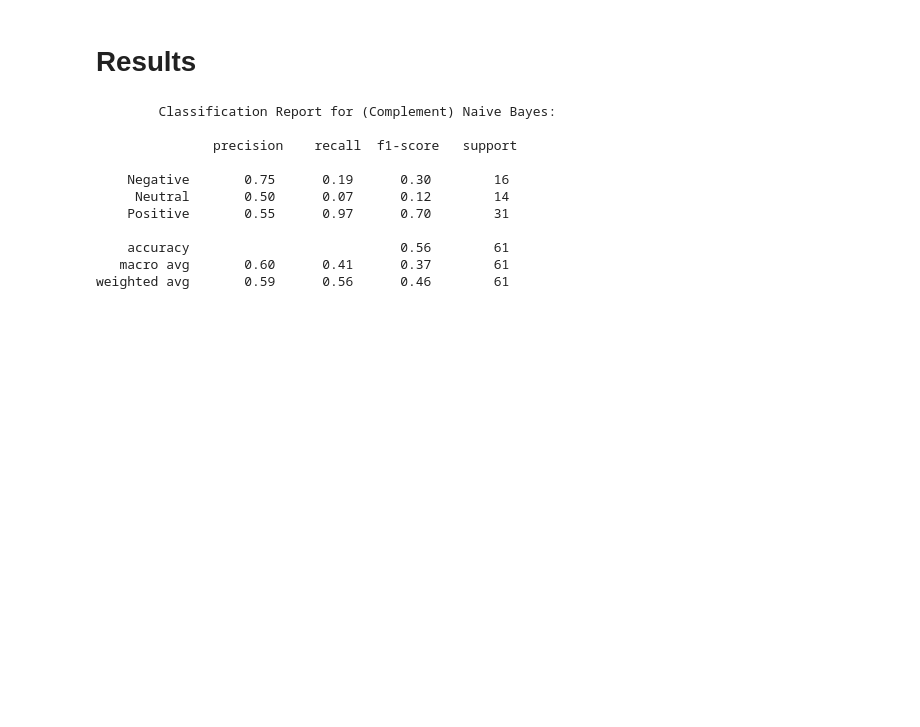
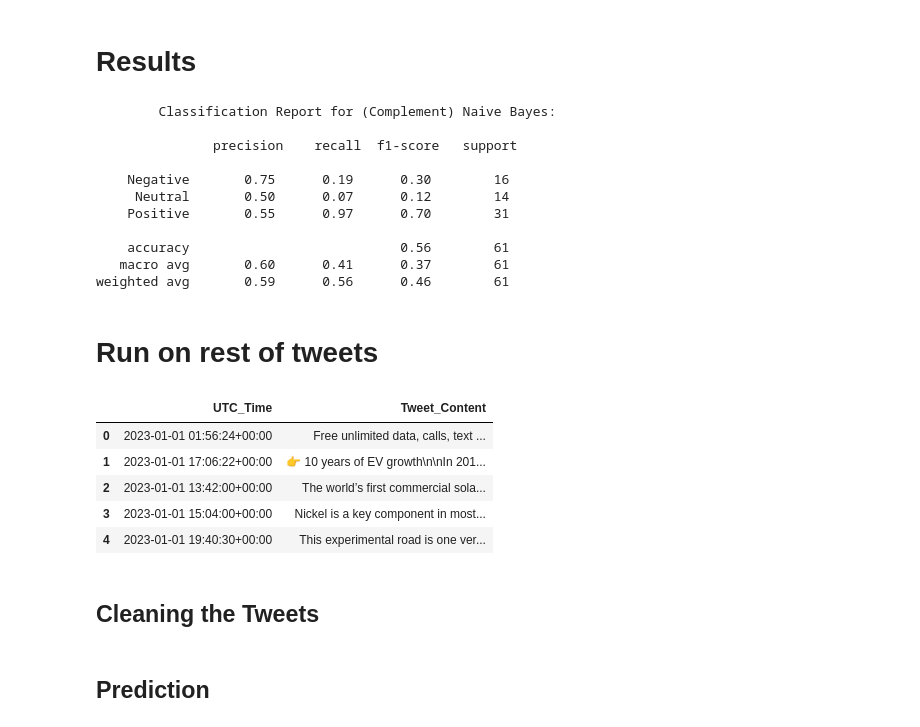
Before and after one commit to rrandev03/NLP_Final, a Jupyter notebook: 200_code/ComplementNB.ipynb, the cells around one changed output. Cells and saved outputs as stored; diff of their text form; code cells hidden in the pictures; blank space fills up the shorter version.

```diff
--- a/200_code/ComplementNB.ipynb
+++ b/200_code/ComplementNB.ipynb
@@ -81,3 +99,21 @@ print('\tClassification Report for (Complement) Naive Bayes:\n\n',
     accuracy                           0.56        61
    macro avg       0.60      0.41      0.37        61
 weighted avg       0.59      0.56      0.46        61
+# %% [markdown]
+# Run on rest of tweets
+# %%
+rest = pd.read_csv("https://raw.githubusercontent.com/rrandev03/NLP_Final/main/100_data/101_raw/combined_file.csv")
+#rest = pd.read_csv("https://raw.githubusercontent.com/rrandev03/NLP_Final/refs/heads/main/100_data/102_processed/combined_file.csv", header = 0)
+rest = rest.dropna()
+rest.head(5)
+#columns = ["UTC_Time", "Tweet_Content", " Label ", "Labels", "LABELS"]
+#rest = rest[columns]
+# %% [output]
+|  | UTC_Time | Tweet_Content |
+| 0 | 2023-01-01 01:56:24+00:00 | Free unlimited data, calls, text ... |
+| 1 | 2023-01-01 17:06:22+00:00 | 👉 10 years of EV growth\n\nIn 201... |
+| 2 | 2023-01-01 13:42:00+00:00 | The world’s first commercial sola... |
+| 3 | 2023-01-01 15:04:00+00:00 | Nickel is a key component in most... |
+| 4 | 2023-01-01 19:40:30+00:00 | This experimental road is one ver... |
+# %% [markdown]
+## Cleaning the Tweets
@@ -83,0 +168,2 @@ weighted avg       0.59      0.56      0.46        61
+# %% [markdown]
+## Prediction
```
Also changed, not shown: parts of 6 cells of this notebook, 3 other files.
